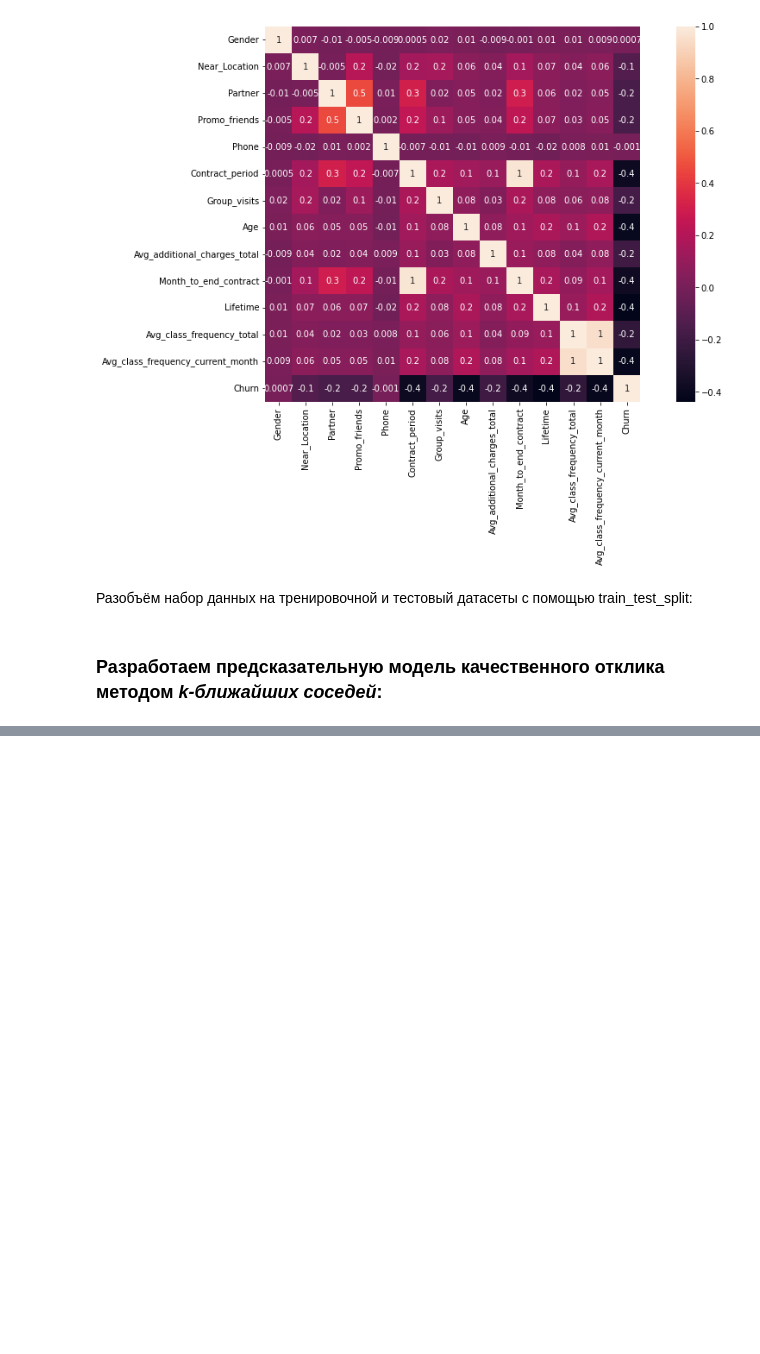
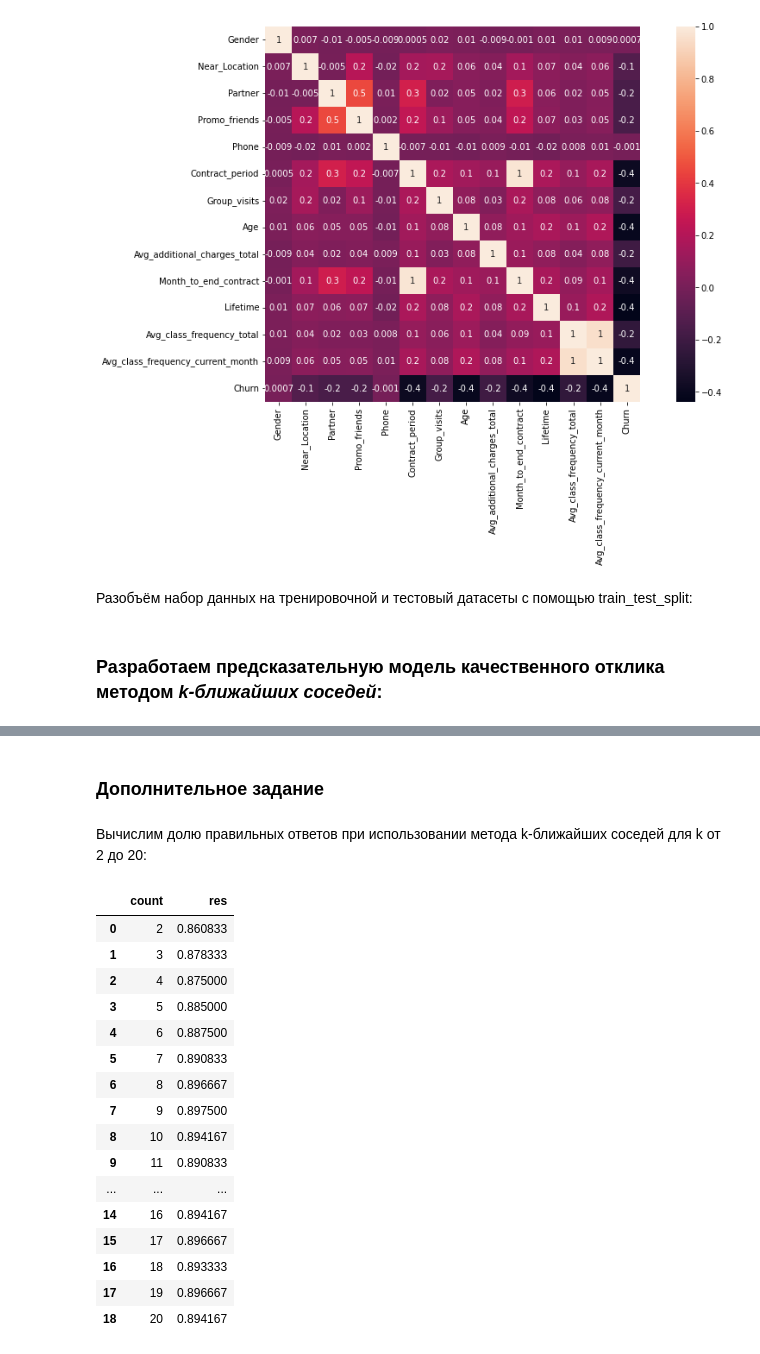
Before and after one commit to DmitryPotemkin/Scikit-Learn_Data_Analysis, a Jupyter notebook: VvADLab4.ipynb, the cells around one changed output, grey strips where cells are left out. Drawn from its saved outputs; the diff is of its cells as text; code cells hidden in the pictures; blank space fills up the shorter version.

```diff
--- a/VvADLab4.ipynb
+++ b/VvADLab4.ipynb
@@ -184,6 +184,6 @@ x_train, x_test, y_train, y_test = train_test_split(x, y, test_size = 0.3, rando
 # %% [markdown]
 ### Разработаем предсказательную модель качественного отклика методом *k-ближайших соседей*:
 # %%
-knn = KNeighborsClassifier(n_neighbors=5, metric='euclidean', weights='uniform') # Инициализируем модель
+knn = KNeighborsClassifier(metric='euclidean') # Инициализируем модель
 knn.fit(x_train, y_train)
 train_predictions = knn.predict(x_test)
@@ -366,0 +373,34 @@ plt.show()
+# %% [markdown]
+### Дополнительное задание
+# %% [markdown]
+Вычислим долю правильных ответов при использовании метода k-ближайших соседей для k от 2 до 20:
+# %%
+count = []
+res = []
+for i in range(2,21):
+    count.append(i)
+    knn = KNeighborsClassifier(n_neighbors=i, metric='euclidean', weights='uniform') # Инициализируем модель
+    knn.fit(x_train, y_train)
+    train_predictions = knn.predict(x_test)
+    res.append(accuracy_score(y_test, train_predictions))
+d = {'count': count, 'res': res}
+df = pd.DataFrame(data=d)
+df
+# %% [output]
+|  | count | res |
+| 0 | 2 | 0.860833 |
+| 1 | 3 | 0.878333 |
+| 2 | 4 | 0.875000 |
+| 3 | 5 | 0.885000 |
+| 4 | 6 | 0.887500 |
+| 5 | 7 | 0.890833 |
+| 6 | 8 | 0.896667 |
+| 7 | 9 | 0.897500 |
+| 8 | 10 | 0.894167 |
+| 9 | 11 | 0.890833 |
+| ... | ... | ... |
+| 14 | 16 | 0.894167 |
+| 15 | 17 | 0.896667 |
+| 16 | 18 | 0.893333 |
+| 17 | 19 | 0.896667 |
+| 18 | 20 | 0.894167 |
```
Also changed, not shown: parts of 55 cells of this notebook.
